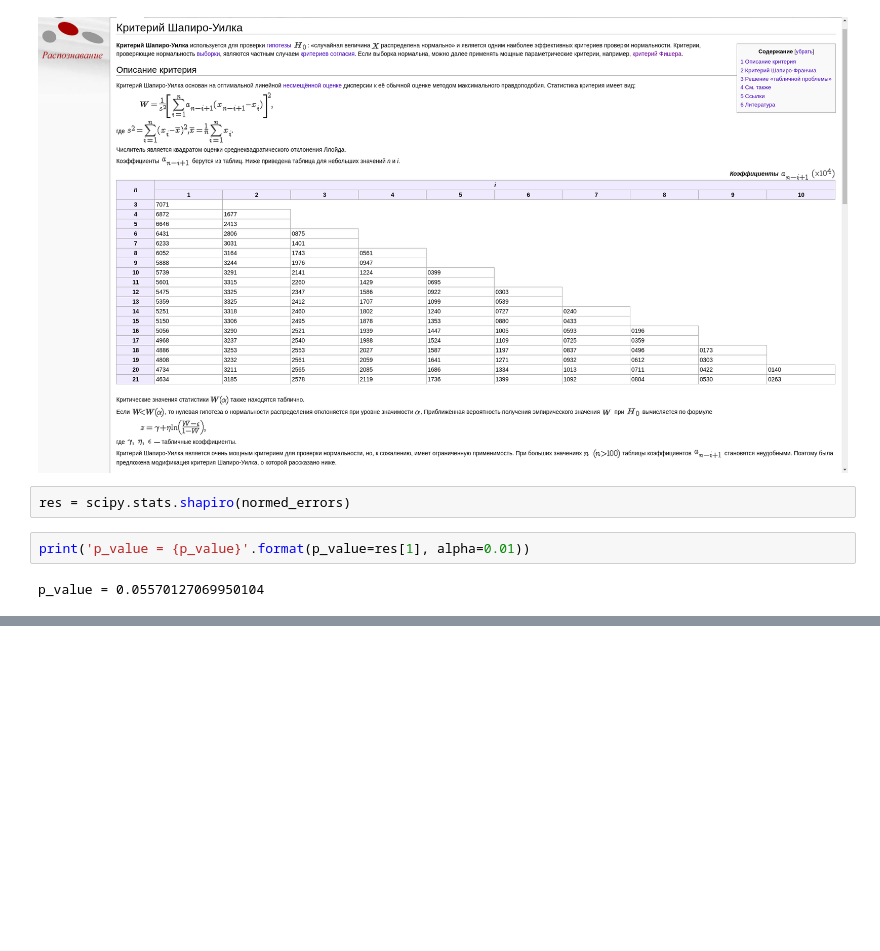
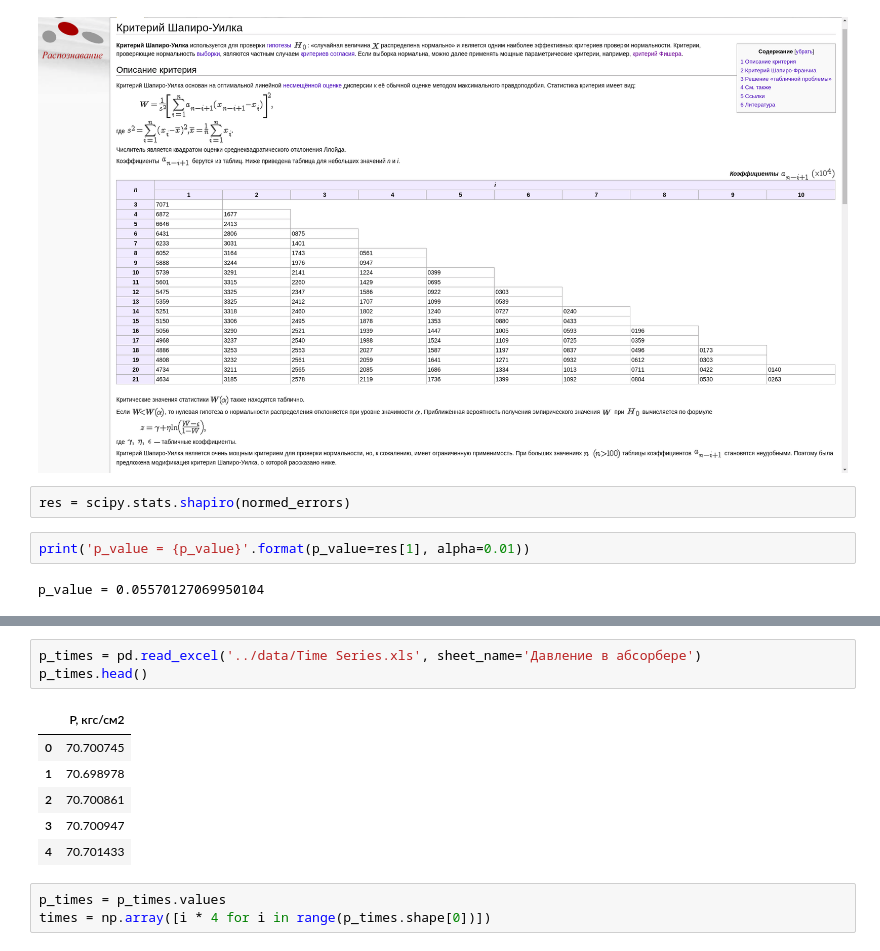
Before and after one commit to Bullldoger/prediction_theory, a Jupyter notebook: notebooks/Labs.ipynb, the cells around one changed output, grey strips where cells are left out. Drawn from its saved outputs; the diff is of its cells as text; blank space fills up the shorter version.

```diff
--- a/notebooks/Labs.ipynb
+++ b/notebooks/Labs.ipynb
@@ -861,0 +871,13 @@ p_value = 0.05570127069950104
+# %%
+p_times = pd.read_excel('../data/Time Series.xls', sheet_name='Давление в абсорбере')
+p_times.head()
+# %% [output]
+|  | P, кгс/см2 |
+| 0 | 70.700745 |
+| 1 | 70.698978 |
+| 2 | 70.700861 |
+| 3 | 70.700947 |
+| 4 | 70.701433 |
+# %%
+p_times = p_times.values
+times = np.array([i * 4 for i in range(p_times.shape[0])])
```
Also changed, not shown: parts of 14 cells of this notebook.
